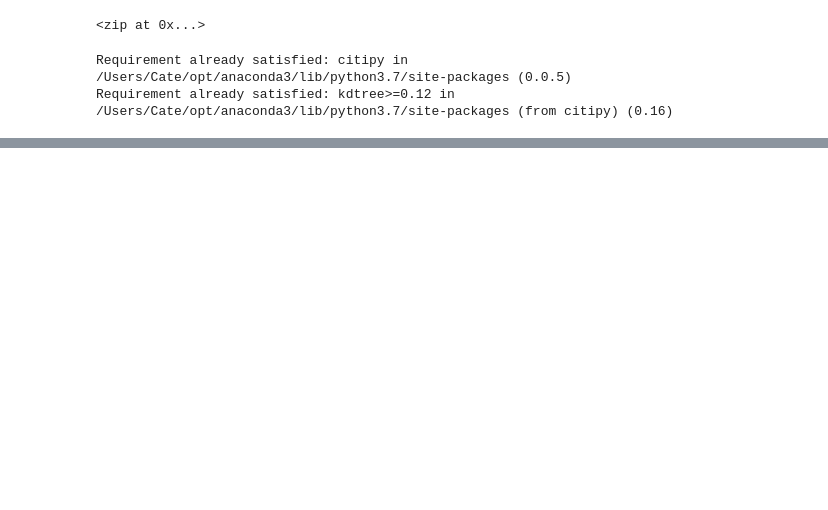
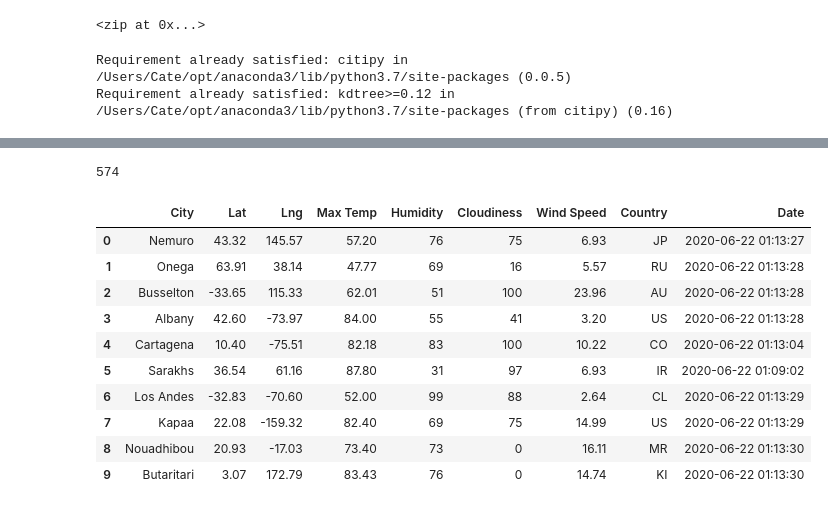
Before and after one commit to caznoe/World_Weather_Analysis, a Jupyter notebook: WeatherPy.ipynb, the cells around one changed output, grey strips where cells are left out. Saved outputs shown, nothing was run; the diff lists cells and outputs as text; code cells hidden in the pictures; blank space fills up the shorter version.

Commit message:
Updating WeatherPy

```diff
--- a/WeatherPy.ipynb
+++ b/WeatherPy.ipynb
@@ -37,0 +45,3 @@ len(cities)
+# %%
+# Starting URL for Weather Map API Call.
+url = "http://api.openweathermap.org/data/2.5/weather?units=Imperial&APPID=" + weather_api_key
@@ -37,0 +127,20 @@ len(cities)
+# %%
+len(city_data)
+# %% [output]
+574
+# %%
+# Convert the array of dictionaries to a Pandas DataFrame.
+city_data_df = pd.DataFrame(city_data)
+city_data_df.head(10)
+# %% [output]
+|  | City | Lat | Lng | Max Temp | Humidity | Cloudiness | Wind Speed | Country | Date |
+| 0 | Nemuro | 43.32 | 145.57 | 57.20 | 76 | 75 | 6.93 | JP | 2020-06-22 01:13:27 |
+| 1 | Onega | 63.91 | 38.14 | 47.77 | 69 | 16 | 5.57 | RU | 2020-06-22 01:13:28 |
+| 2 | Busselton | -33.65 | 115.33 | 62.01 | 51 | 100 | 23.96 | AU | 2020-06-22 01:13:28 |
+| 3 | Albany | 42.60 | -73.97 | 84.00 | 55 | 41 | 3.20 | US | 2020-06-22 01:13:28 |
+| 4 | Cartagena | 10.40 | -75.51 | 82.18 | 83 | 100 | 10.22 | CO | 2020-06-22 01:13:04 |
+| 5 | Sarakhs | 36.54 | 61.16 | 87.80 | 31 | 97 | 6.93 | IR | 2020-06-22 01:09:02 |
+| 6 | Los Andes | -32.83 | -70.60 | 52.00 | 99 | 88 | 2.64 | CL | 2020-06-22 01:13:29 |
+| 7 | Kapaa | 22.08 | -159.32 | 82.40 | 69 | 75 | 14.99 | US | 2020-06-22 01:13:29 |
+| 8 | Nouadhibou | 20.93 | -17.03 | 73.40 | 73 | 0 | 16.11 | MR | 2020-06-22 01:13:30 |
+| 9 | Butaritari | 3.07 | 172.79 | 83.43 | 76 | 0 | 14.74 | KI | 2020-06-22 01:13:30 |
```
Also changed, not shown: parts of 6 cells of this notebook.
